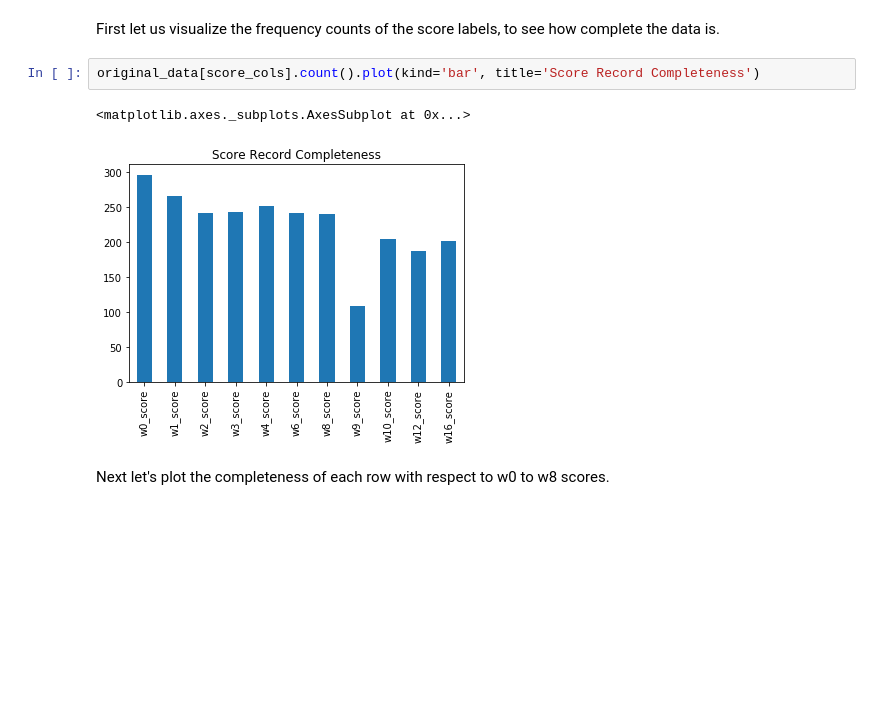
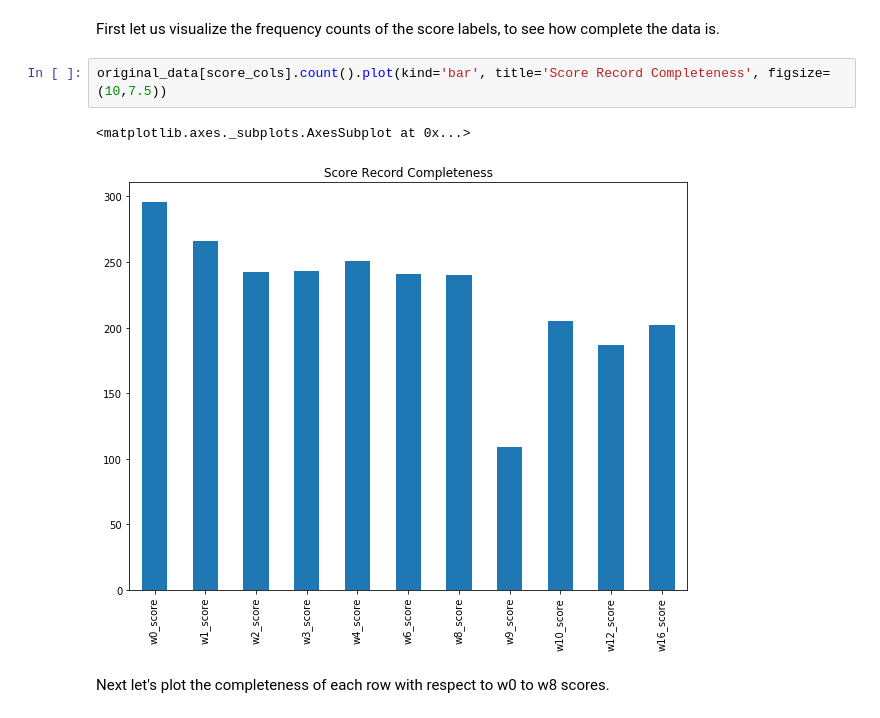
Before and after one commit to moduIo/Clinical-Depression-Study, a Jupyter notebook: main.ipynb, the cells around one changed output. Cells and saved outputs as stored; diff of their text form; blank space fills up the shorter version.

```diff
--- a/main.ipynb
+++ b/main.ipynb
@@ -26,10 +27,10 @@ for i in range(len(score_cols)):
 # %% [markdown]
 First let us visualize the frequency counts of the score labels, to see how complete the data is.
 # %%
-original_data[score_cols].count().plot(kind='bar', title='Score Record Completeness')
+original_data[score_cols].count().plot(kind='bar', title='Score Record Completeness', figsize=(10,7.5))
 # %% [output]
 <matplotlib.axes._subplots.AxesSubplot at 0x...>
-[figure, old version]
+[figure, new version]
 # %% [markdown]
 Next let's plot the completeness of each row with respect to w0 to w8 scores.
 # %%
```
Also changed, not shown: parts of 5 cells of this notebook, 3 other files.
